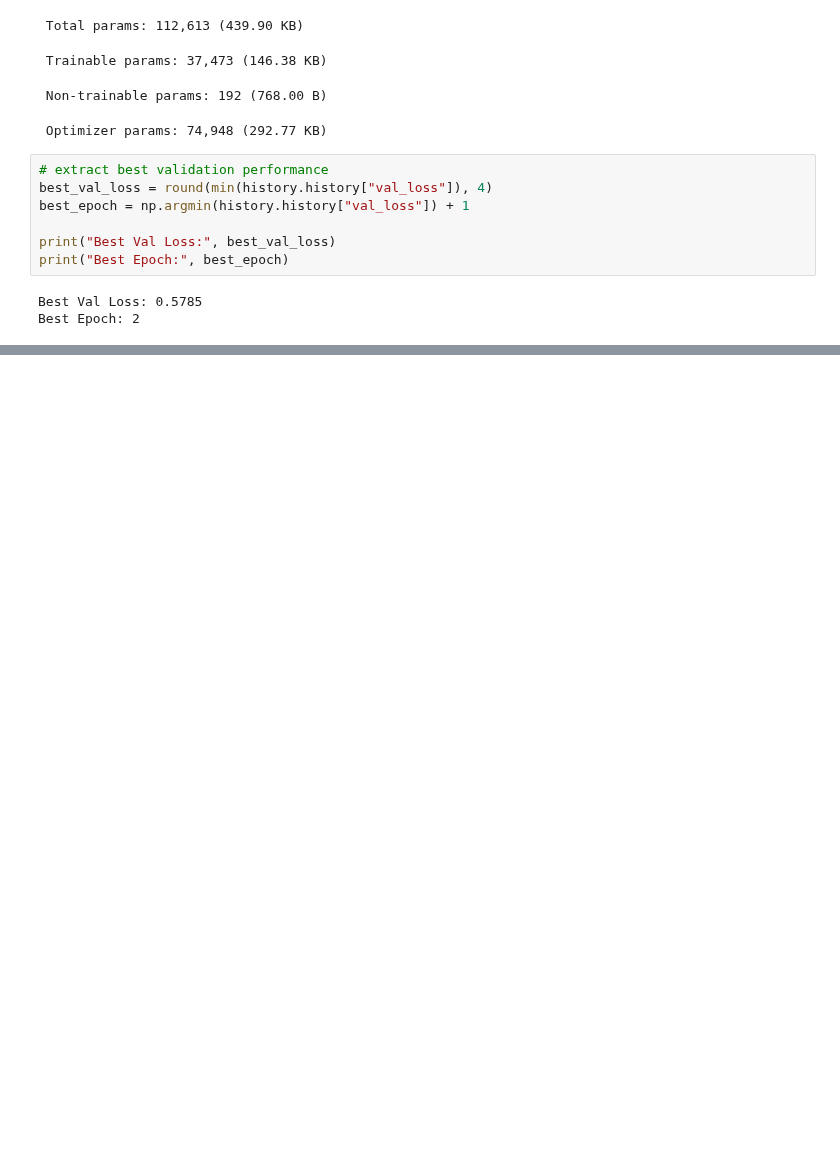
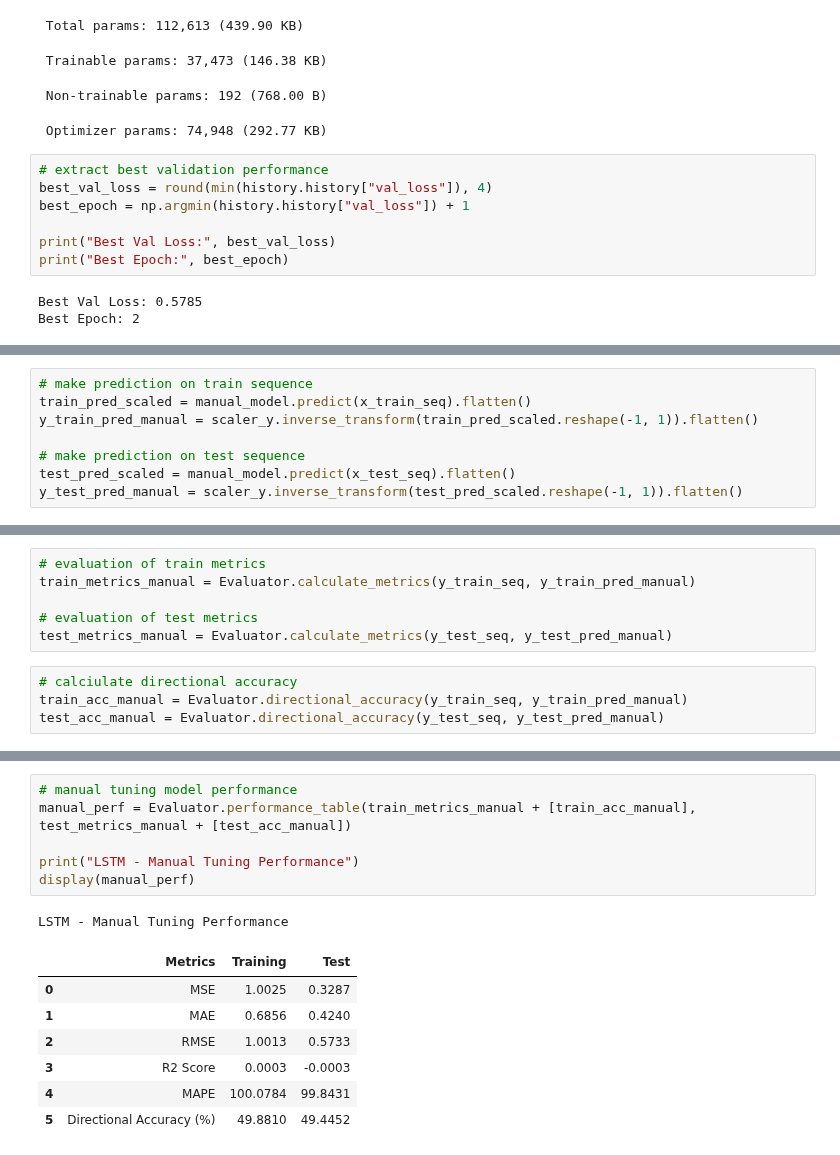
Before and after one commit to tshihab07/gold-price-forecasting, a Jupyter notebook: notebookes/model_LSTM.ipynb, the cells around one changed output, grey strips where cells are left out. Drawn from its saved outputs; the diff is of its cells as text; blank space fills up the shorter version.

Commit message:
feat(evaluation): apply model to make prediction and evaluate the performance metrics

```diff
--- a/notebookes/model_LSTM.ipynb
+++ b/notebookes/model_LSTM.ipynb
@@ -918,0 +921,8 @@ Best Epoch: 2
+# %%
+# make prediction on train sequence
+train_pred_scaled = manual_model.predict(x_train_seq).flatten()
+y_train_pred_manual = scaler_y.inverse_transform(train_pred_scaled.reshape(-1, 1)).flatten()
+
+# make prediction on test sequence
+test_pred_scaled = manual_model.predict(x_test_seq).flatten()
+y_test_pred_manual = scaler_y.inverse_transform(test_pred_scaled.reshape(-1, 1)).flatten()
@@ -918,0 +934,10 @@ Best Epoch: 2
+# %%
+# evaluation of train metrics
+train_metrics_manual = Evaluator.calculate_metrics(y_train_seq, y_train_pred_manual)
+
+# evaluation of test metrics
+test_metrics_manual = Evaluator.calculate_metrics(y_test_seq, y_test_pred_manual)
+# %%
+# calciulate directional accuracy
+train_acc_manual = Evaluator.directional_accuracy(y_train_seq, y_train_pred_manual)
+test_acc_manual = Evaluator.directional_accuracy(y_test_seq, y_test_pred_manual)
@@ -918,0 +952,15 @@ Best Epoch: 2
+# %%
+# manual tuning model performance
+manual_perf = Evaluator.performance_table(train_metrics_manual + [train_acc_manual], test_metrics_manual + [test_acc_manual])
+
+print("LSTM - Manual Tuning Performance")
+display(manual_perf)
+# %% [output]
+LSTM - Manual Tuning Performance
+|  | Metrics | Training | Test |
+| 0 | MSE | 1.0025 | 0.3287 |
+| 1 | MAE | 0.6856 | 0.4240 |
+| 2 | RMSE | 1.0013 | 0.5733 |
+| 3 | R2 Score | 0.0003 | -0.0003 |
+| 4 | MAPE | 100.0784 | 99.8431 |
+| 5 | Directional Accuracy (%) | 49.8810 | 49.4452 |
```
Also changed, not shown: parts of 5 cells of this notebook.
